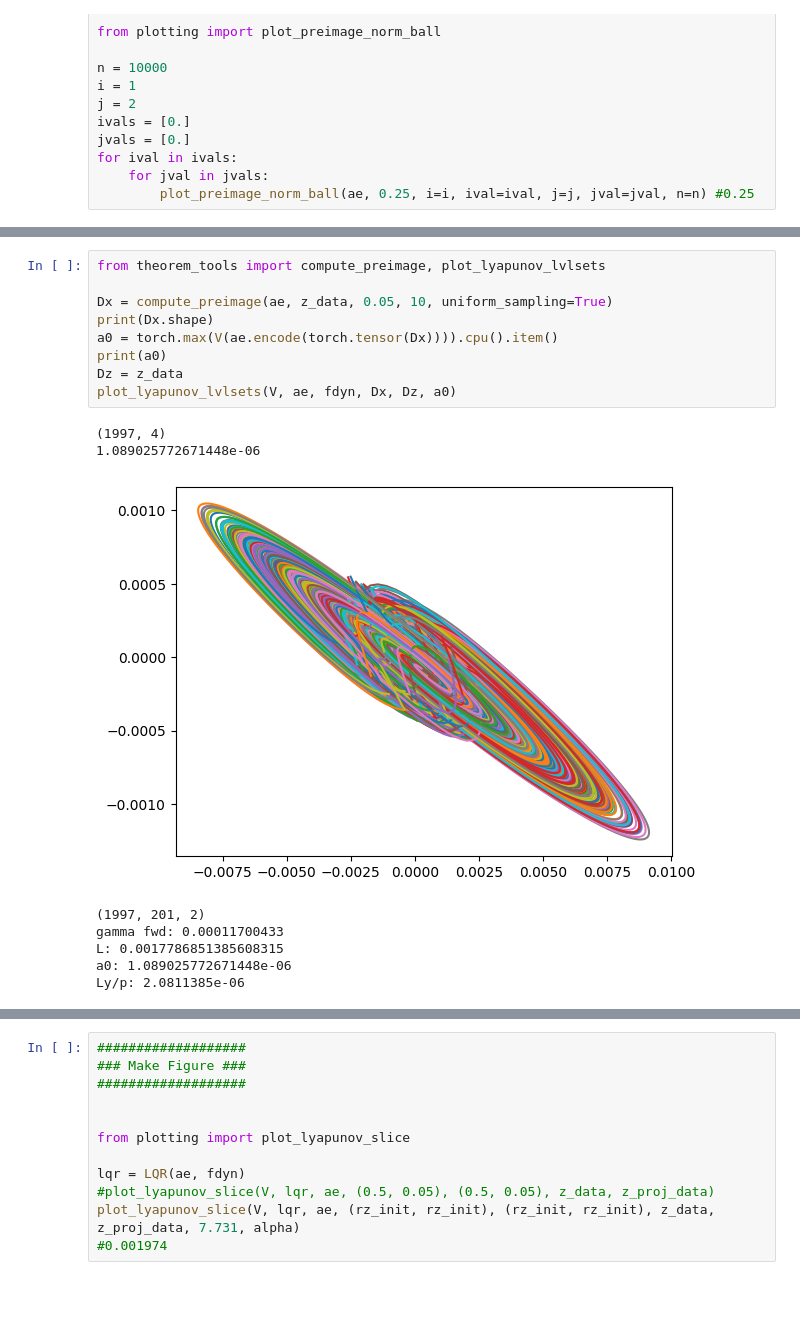
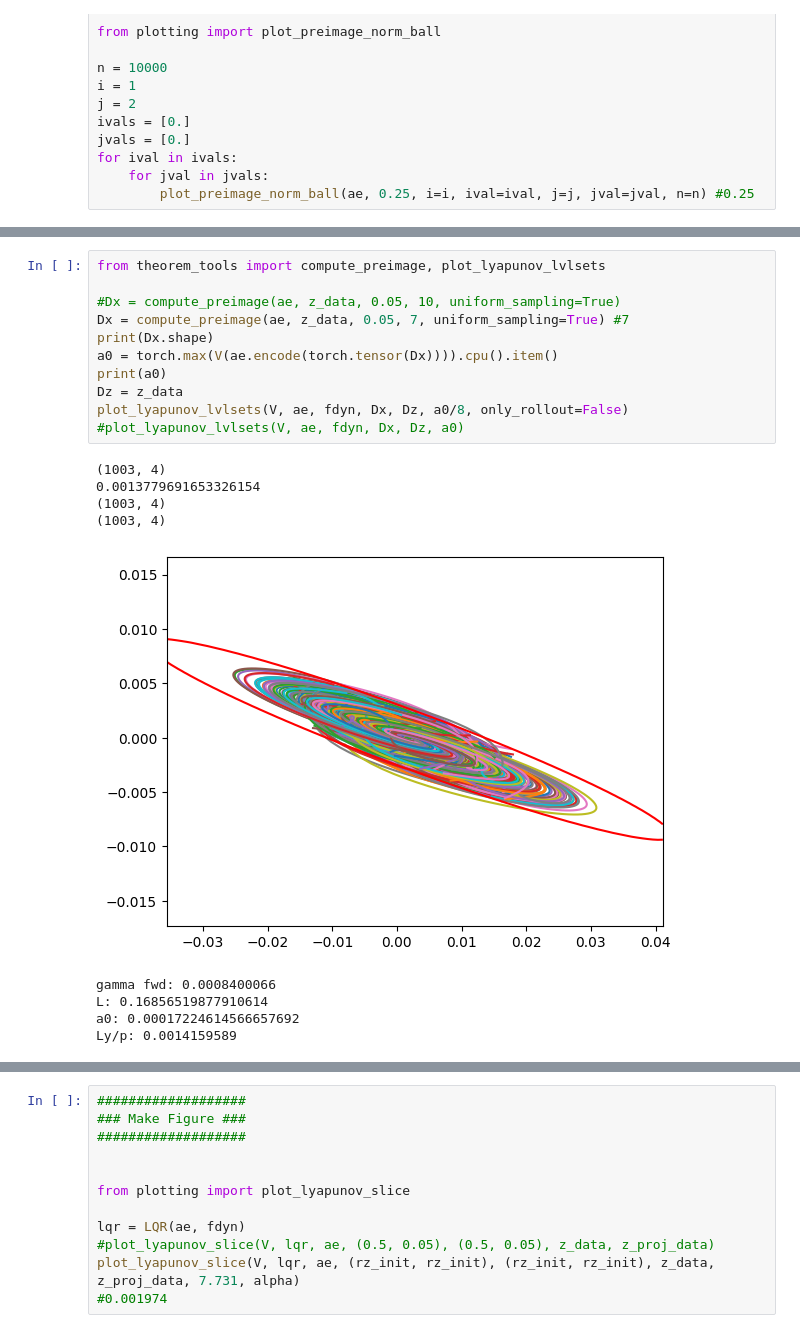
Before and after one commit to paullutkus/Latent-Representations-for-Control-Design-with-Provable-Stability-and-Safety-Guarantees, a Jupyter notebook: cartpole_lyapunov/interface2.ipynb, the cells around one changed output, grey strips where cells are left out. Saved outputs shown, nothing was run; the diff lists cells and outputs as text; blank space fills up the shorter version.

```diff
--- a/cartpole_lyapunov/interface2.ipynb
+++ b/cartpole_lyapunov/interface2.ipynb
@@ -318,18 +284,21 @@ Lipschitz constant tensor(0.0190, device='cuda:0', grad_fn=<MaxBackward1>)
 # %%
 from theorem_tools import compute_preimage, plot_lyapunov_lvlsets
 
-Dx = compute_preimage(ae, z_data, 0.05, 10, uniform_sampling=True)
+#Dx = compute_preimage(ae, z_data, 0.05, 10, uniform_sampling=True)
+Dx = compute_preimage(ae, z_data, 0.05, 7, uniform_sampling=True) #7
 print(Dx.shape)
 a0 = torch.max(V(ae.encode(torch.tensor(Dx)))).cpu().item()
 print(a0)
 Dz = z_data
-plot_lyapunov_lvlsets(V, ae, fdyn, Dx, Dz, a0)
+plot_lyapunov_lvlsets(V, ae, fdyn, Dx, Dz, a0/8, only_rollout=False)
+#plot_lyapunov_lvlsets(V, ae, fdyn, Dx, Dz, a0)
 # %% [output]
-(1997, 4)
-1.089025772671448e-06
+(1003, 4)
+0.0013779691653326154
+(1003, 4)
+(1003, 4)
-[figure, old version]
+[figure, new version]
-(1997, 201, 2)
-gamma fwd: 0.00011700433
-L: 0.0017786851385608315
-a0: 1.089025772671448e-06
-Ly/p: 2.0811385e-06
+gamma fwd: 0.0008400066
+L: 0.16856519877910614
+a0: 0.00017224614566657692
+Ly/p: 0.0014159589
```
Also changed, not shown: parts of 9 cells of this notebook, 4 other files.
